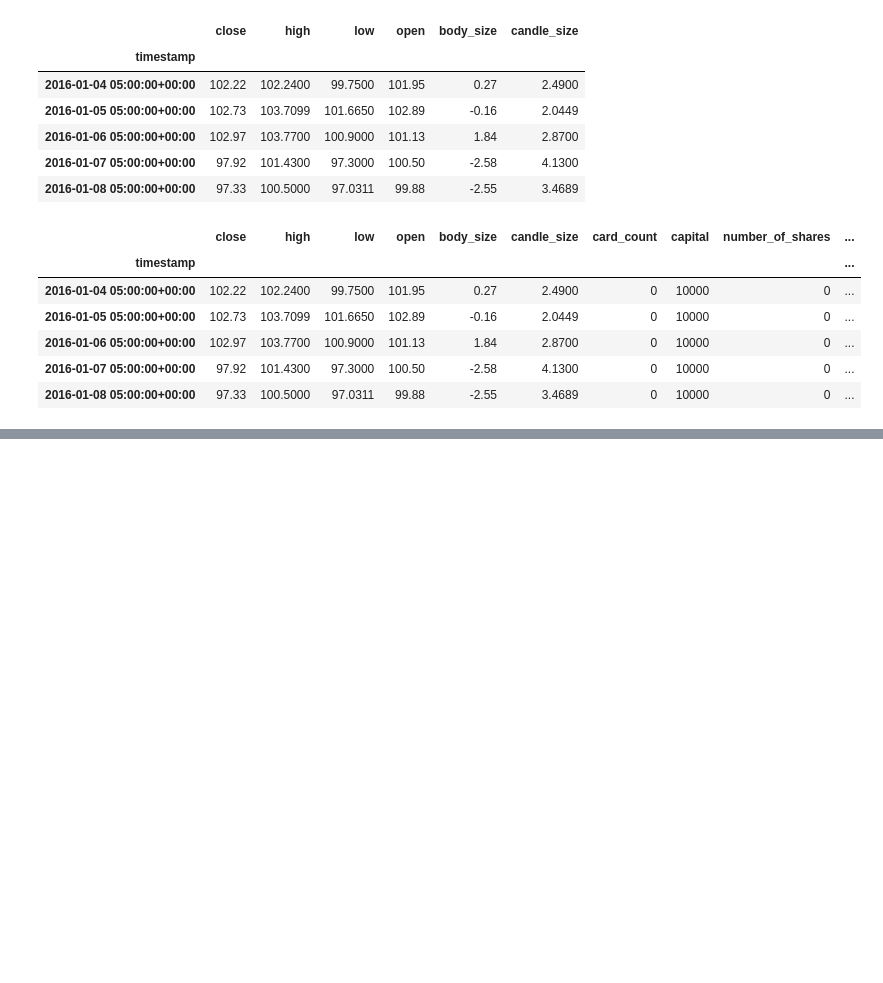
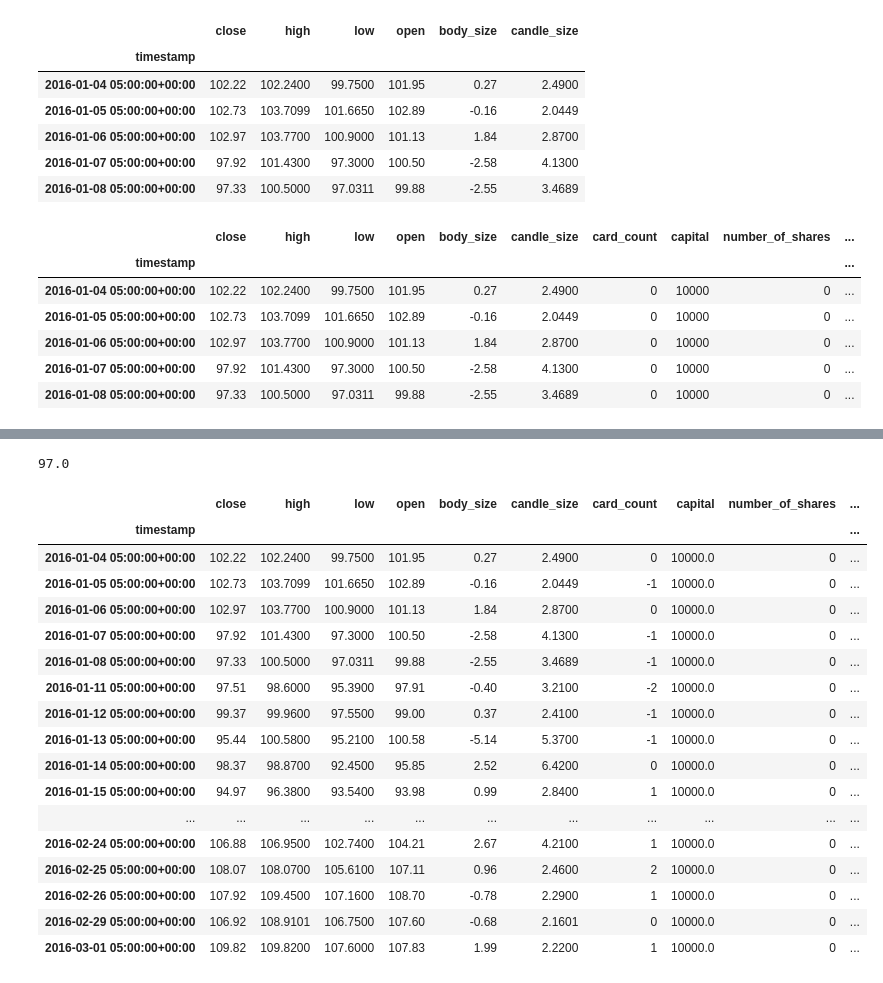
Before and after one commit to EtienneBrown1982/Counting_Cards_but_for_Equities, a Jupyter notebook: Code_edit_1_eb.ipynb, the cells around one changed output, grey strips where cells are left out. Drawn from its saved outputs; the diff is of its cells as text; code cells hidden in the pictures; blank space fills up the shorter version.

```diff
--- a/Code_edit_1_eb.ipynb
+++ b/Code_edit_1_eb.ipynb
@@ -379,0 +381,27 @@ total profits for your autotrader are: $5132.92 a 51.3292%
+# %%
+comp_number_of_shares = np.floor(initial_investment / stock_data.iloc[0][0])
+stock_data["comp_profits"] = (comp_number_of_shares * stock_data["close"]) - initial_investment
+stock_data["total_profits"] = (stock_data["capital"] + stock_data["investment"] + stock_data["profits"]) - initial_investment
+print(comp_number_of_shares)
+display(stock_data.head(40))
+display(stock_data.tail(40))
+# %% [output]
+97.0
+|  | close | high | low | open | body_size | candle_size | card_count | capital | number_of_shares | ... |
+| timestamp |  |  |  |  |  |  |  |  |  | ... |
+| 2016-01-04 05:00:00+00:00 | 102.22 | 102.2400 | 99.7500 | 101.95 | 0.27 | 2.4900 | 0 | 10000.0 | 0 | ... |
+| 2016-01-05 05:00:00+00:00 | 102.73 | 103.7099 | 101.6650 | 102.89 | -0.16 | 2.0449 | -1 | 10000.0 | 0 | ... |
+| 2016-01-06 05:00:00+00:00 | 102.97 | 103.7700 | 100.9000 | 101.13 | 1.84 | 2.8700 | 0 | 10000.0 | 0 | ... |
+| 2016-01-07 05:00:00+00:00 | 97.92 | 101.4300 | 97.3000 | 100.50 | -2.58 | 4.1300 | -1 | 10000.0 | 0 | ... |
+| 2016-01-08 05:00:00+00:00 | 97.33 | 100.5000 | 97.0311 | 99.88 | -2.55 | 3.4689 | -1 | 10000.0 | 0 | ... |
+| 2016-01-11 05:00:00+00:00 | 97.51 | 98.6000 | 95.3900 | 97.91 | -0.40 | 3.2100 | -2 | 10000.0 | 0 | ... |
+| 2016-01-12 05:00:00+00:00 | 99.37 | 99.9600 | 97.5500 | 99.00 | 0.37 | 2.4100 | -1 | 10000.0 | 0 | ... |
+| 2016-01-13 05:00:00+00:00 | 95.44 | 100.5800 | 95.2100 | 100.58 | -5.14 | 5.3700 | -1 | 10000.0 | 0 | ... |
+| 2016-01-14 05:00:00+00:00 | 98.37 | 98.8700 | 92.4500 | 95.85 | 2.52 | 6.4200 | 0 | 10000.0 | 0 | ... |
+| 2016-01-15 05:00:00+00:00 | 94.97 | 96.3800 | 93.5400 | 93.98 | 0.99 | 2.8400 | 1 | 10000.0 | 0 | ... |
+| ... | ... | ... | ... | ... | ... | ... | ... | ... | ... | ... |
+| 2016-02-24 05:00:00+00:00 | 106.88 | 106.9500 | 102.7400 | 104.21 | 2.67 | 4.2100 | 1 | 10000.0 | 0 | ... |
+| 2016-02-25 05:00:00+00:00 | 108.07 | 108.0700 | 105.6100 | 107.11 | 0.96 | 2.4600 | 2 | 10000.0 | 0 | ... |
+| 2016-02-26 05:00:00+00:00 | 107.92 | 109.4500 | 107.1600 | 108.70 | -0.78 | 2.2900 | 1 | 10000.0 | 0 | ... |
+| 2016-02-29 05:00:00+00:00 | 106.92 | 108.9101 | 106.7500 | 107.60 | -0.68 | 2.1601 | 0 | 10000.0 | 0 | ... |
+| 2016-03-01 05:00:00+00:00 | 109.82 | 109.8200 | 107.6000 | 107.83 | 1.99 | 2.2200 | 1 | 10000.0 | 0 | ... |
```
Also changed, not shown: parts of 5 cells of this notebook.
